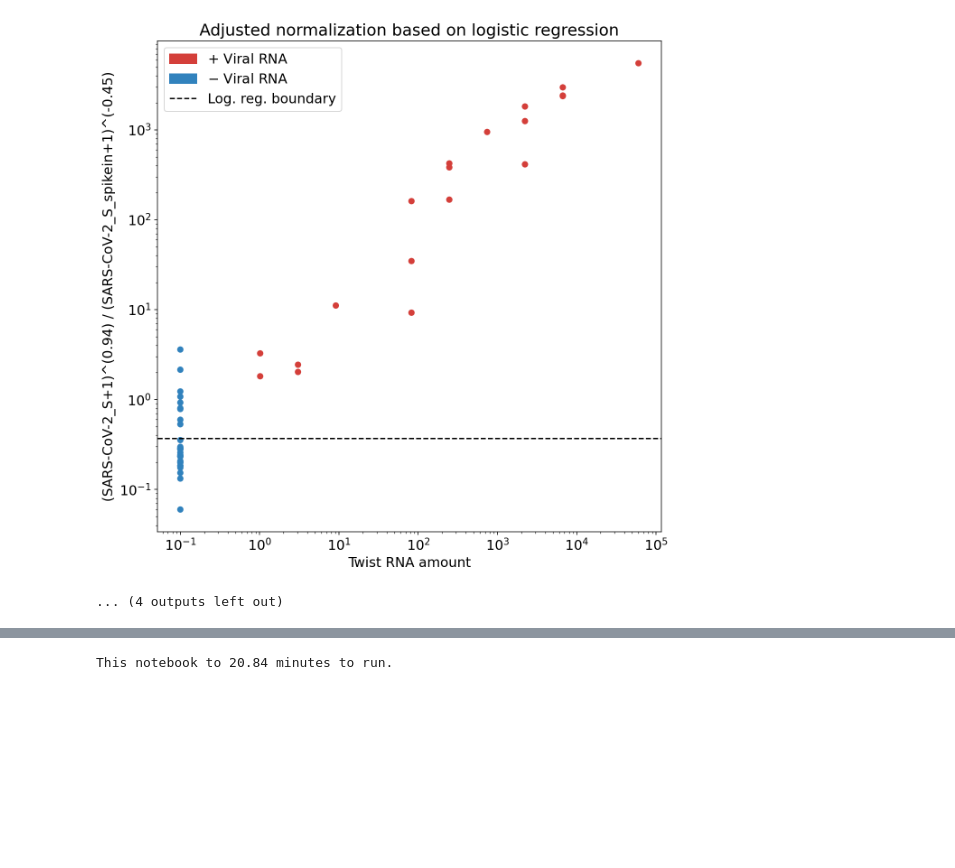
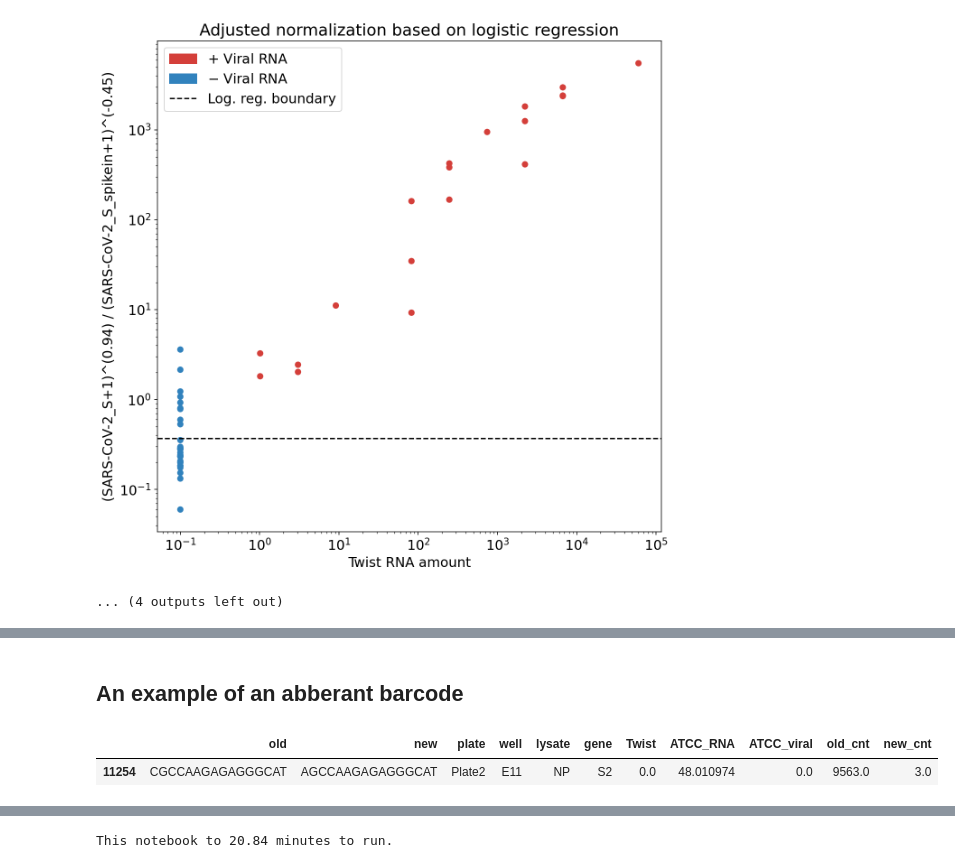
Before and after one commit to pachterlab/BLCSBGLKP_2020, a Jupyter notebook: notebooks/diagnostic.ipynb, the cells around one changed output, grey strips where cells are left out. Cells and saved outputs as stored; diff of their text form; code cells hidden in the pictures; blank space fills up the shorter version.

Commit message:
Added barcode QC

```diff
--- a/notebooks/diagnostic.ipynb
+++ b/notebooks/diagnostic.ipynb
@@ -806,0 +820,27 @@ Recall:    0.9474
+# %%
+s = pd.read_csv("colab/out/sort.txt", header=None, names=["bcs", "umi", "ecs", "cnt"], sep="\t")
+s = s[s["ecs"] == 4]
+m = pd.read_csv("colab/out/dump.txt", header=None, names=["old", "new"], sep="\t")
+m = m.sort_values("new")
+# %%
+m["plate"]      = m["new"].map(pmap["plate"])
+m["plate"]      = m["new"].map(pmap["plate"])
+m["well"]       = m["new"].map(pmap["well"])
+m["lysate"]     = m["new"].map(pmap["lysate"])
+m["gene"]       = m["new"].map(pmap["gene"])
+m["Twist"]      = m["new"].map(pmap["Twist"])
+m["ATCC_RNA"]   = m["new"].map(pmap["ATCC_RNA"])
+m["ATCC_viral"] = m["new"].map(pmap["ATCC_viral"])
+
+m["old_cnt"] = m["old"].map(s.groupby("bcs")["cnt"].sum())
+m["new_cnt"] = m["new"].map(s.groupby("bcs")["cnt"].sum())
+m = m.dropna(subset=["old_cnt"])
+# %%
+bad = m[m["old_cnt"] > m["new_cnt"]]
+# %% [markdown]
+## An example of an abberant barcode
+# %%
+bad[bad["new"] == "AGCCAAGAGAGGGCAT"]
+# %% [output]
+|  | old | new | plate | well | lysate | gene | Twist | ATCC_RNA | ATCC_viral | old_cnt | new_cnt |
+| 11254 | CGCCAAGAGAGGGCAT | AGCCAAGAGAGGGCAT | Plate2 | E11 | NP | S2 | 0.0 | 48.010974 | 0.0 | 9563.0 | 3.0 |
```
Also changed, not shown: parts of 6 cells of this notebook.
